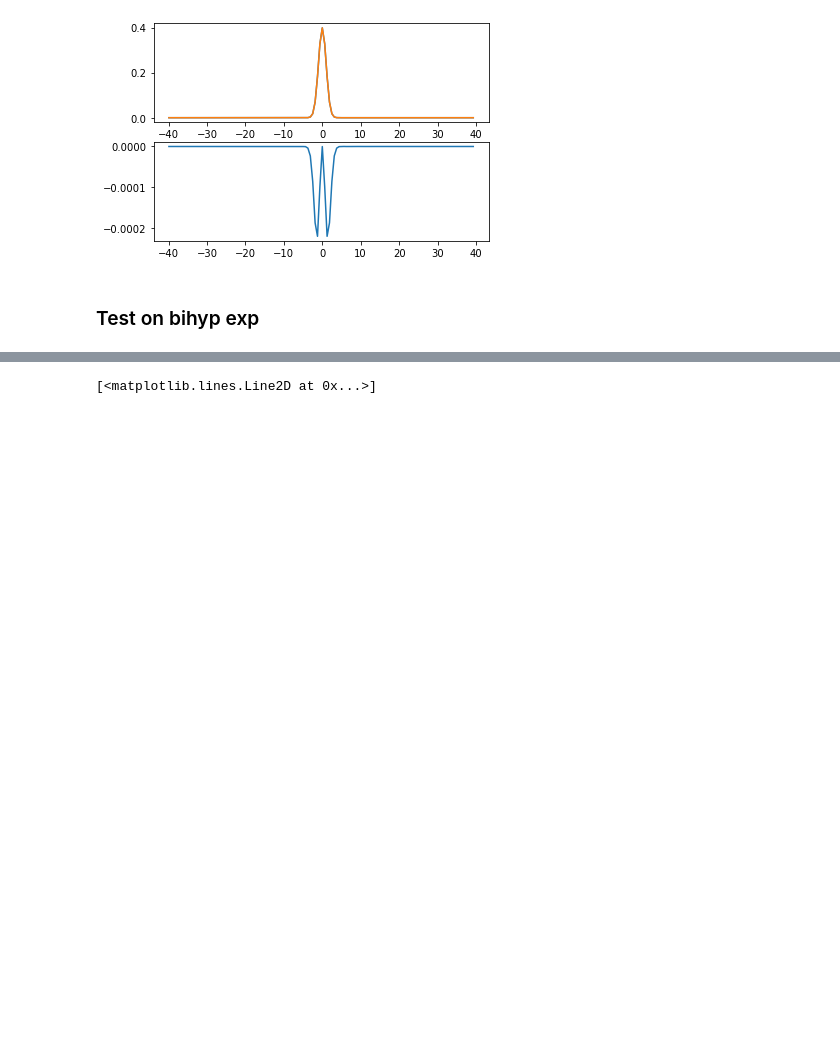
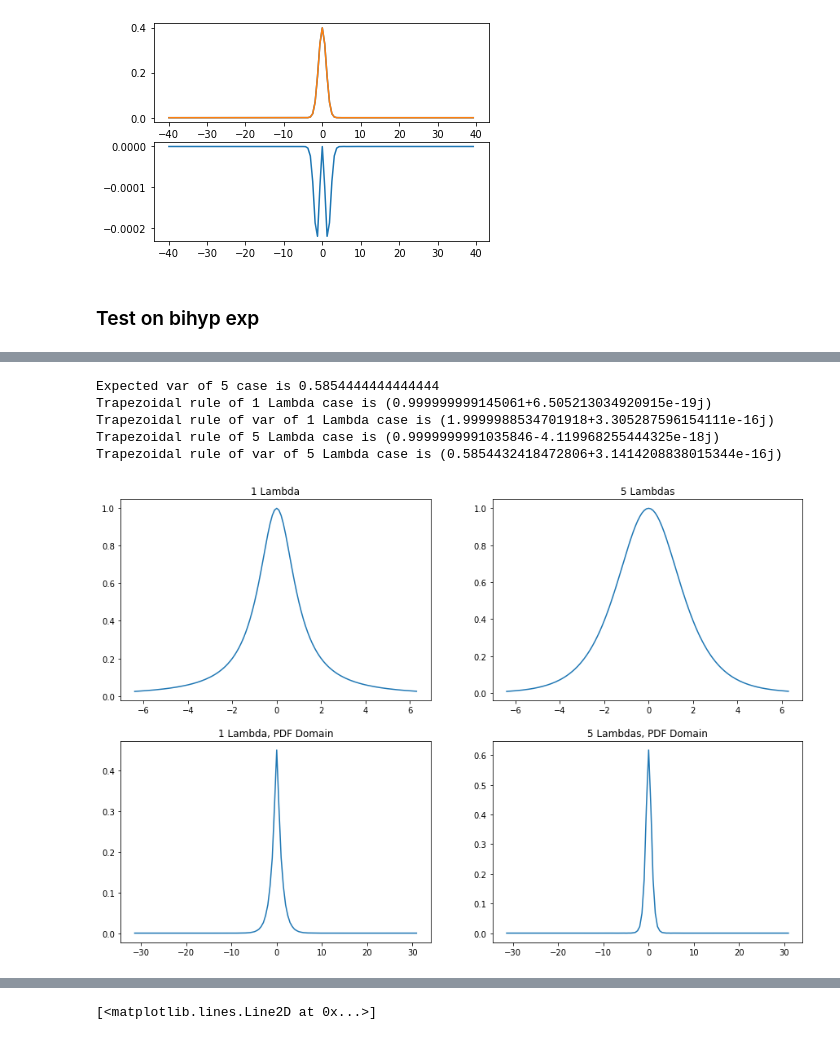
Before and after one commit to jlcbrown/FFT_hypoexp_comp, a Jupyter notebook: FFT_computation_testing.ipynb, the cells around one changed output, grey strips where cells are left out. Saved outputs shown, nothing was run; the diff lists cells and outputs as text; code cells hidden in the pictures; blank space fills up the shorter version.

```diff
--- a/FFT_computation_testing.ipynb
+++ b/FFT_computation_testing.ipynb
@@ -201,0 +241,12 @@ four_panel_comp(norm='z-score')
+# %%
+lam_use = np.arange(1, 6)
+exp_var = np.sum(1 / lam_use**2) * 2 / 5
+print(f"Expected var of 5 case is {exp_var}")
+four_panel_comp(norm='z-score', lam_use = np.arange(1, 6))
+# %% [output]
+Expected var of 5 case is 0.5854444444444444
+Trapezoidal rule of 1 Lambda case is (0.999999999145061+6.505213034920915e-19j)
+Trapezoidal rule of var of 1 Lambda case is (1.9999988534701918+3.305287596154111e-16j)
+Trapezoidal rule of 5 Lambda case is (0.9999999991035846-4.119968255444325e-18j)
+Trapezoidal rule of var of 5 Lambda case is (0.5854432418472806+3.1414208838015344e-16j)
+[figure, added]
```
Also changed, not shown: parts of 8 cells of this notebook.
